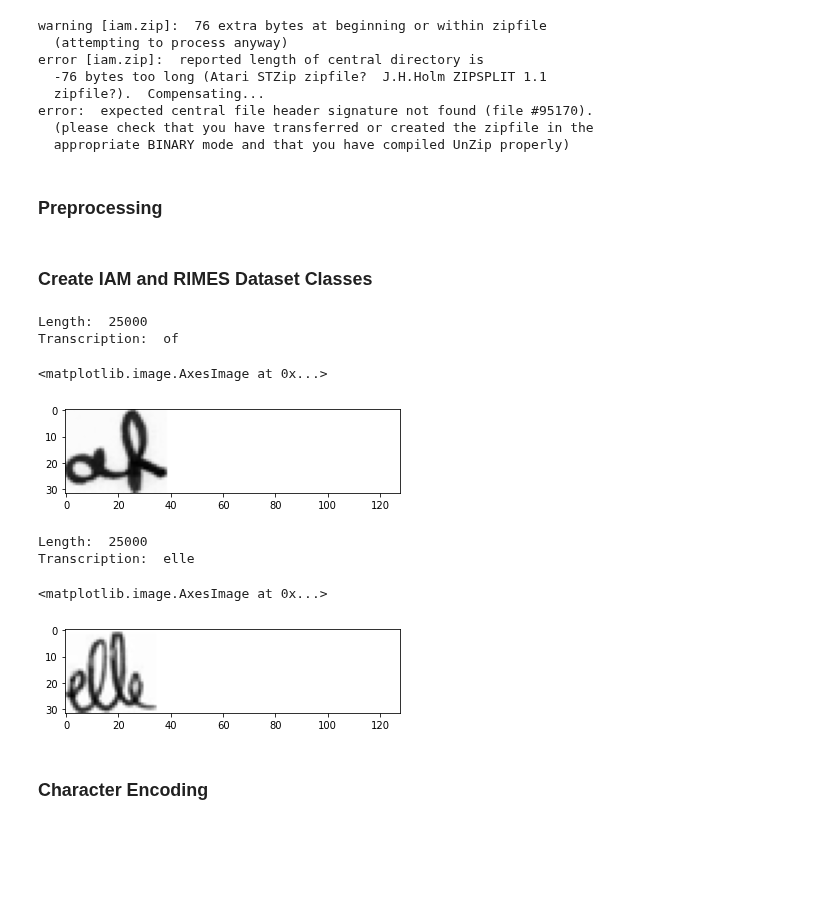
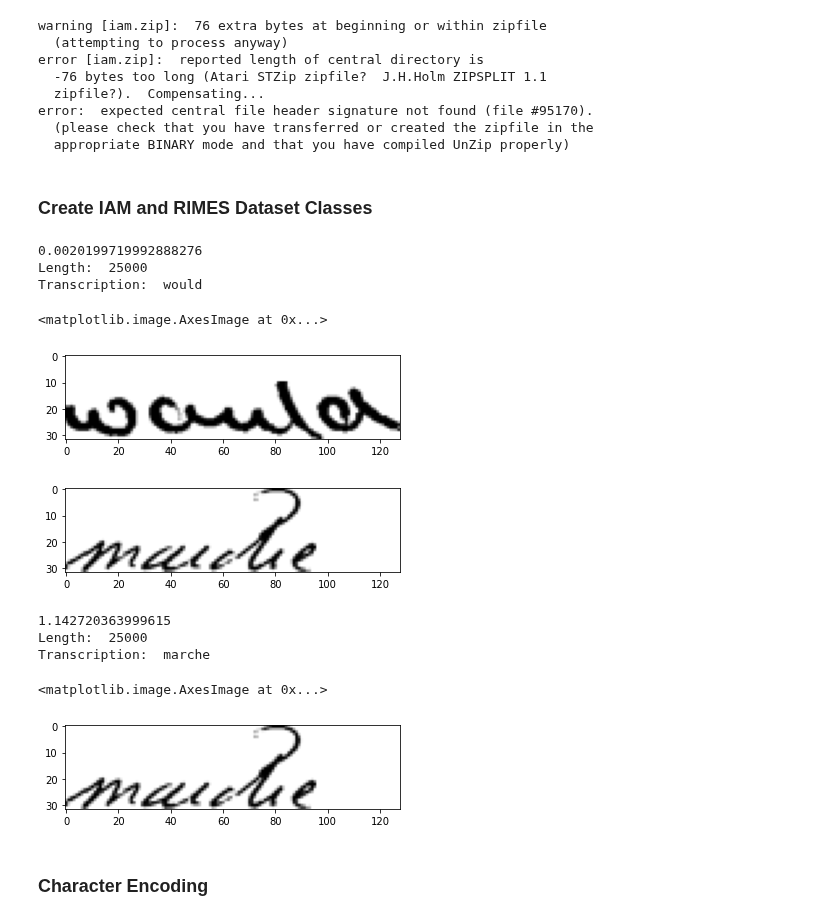
Before and after one commit to ericburdett/cs601r-dl, a Jupyter notebook: tl.ipynb, the cells around one changed output. Cells and saved outputs as stored; diff of their text form; code cells hidden in the pictures; blank space fills up the shorter version.

```diff
--- a/tl.ipynb
+++ b/tl.ipynb
@@ -64,5 +64,3 @@ error [iam.zip]:  reported length of central directory is
 error:  expected central file header signature not found (file #95170).
   (please check that you have transferred or created the zipfile in the
   appropriate BINARY mode and that you have compiled UnZip properly)
-# %% [markdown]
-### Preprocessing
@@ -399,7 +79,10 @@ class IamDataset(Dataset):
     return self.df
 
   def tensor_image(self, path):
+    # img = cv2.imread(path + '.png')
+    # img = preprocess(path + '.png', (1024, 128, 1))
     img = Image.open(path + '.png')
+    img = img.point(lambda p: p > 200 and 255)
     img = self.resize(img)
     # img = img.astype(np.float32)
     x = transforms.functional.to_tensor(img)
@@ -443,7 +126,7 @@ class IamDataset(Dataset):
 ''' RIMES DATSET '''
 
 class RimesDataset(Dataset):
-  def __init__(self, desired_size=(32, 128), total_imgs=None):
+  def __init__(self, desired_size=(32, 128, 1), total_imgs=None):
     self.desired_size = desired_size
     self.img_path = '/content/rimes/images/'
     self.df = pd.read_csv('/content/rimes/labels.csv', header=None, sep='\t', names=['word', 'transcription'], quoting=csv.QUOTE_NONE)
@@ -455,6 +138,7 @@ class RimesDataset(Dataset):
 
   def tensor_image(self, path):
     img = Image.open(path)
+    img = img.point(lambda p: p > 200 and 255)
     img = self.resize(img)
     # img = img.astype(np.float32)
     x = transforms.functional.to_tensor(img)
@@ -494,28 +178,42 @@ class RimesDataset(Dataset):
   def __len__(self):
     return len(self.df)
 # %%
-iam = IamDataset(total_imgs=25000)
-index = 20
+iam = IamDataset(total_imgs=25000, desired_size=(32, 128, 1))
+index = 9823
+
+start = time.perf_counter()
+img, trans, _ = iam[index]
+end = time.perf_counter()
+print(end - start)
+
 print('Length: ', len(iam))
-print('Transcription: ', iam[index][1])
-plt.imshow(iam[index][0].squeeze(), cmap='gray')
+print('Transcription: ', trans)
+plt.imshow(img.squeeze(), cmap='gray')
 # %% [output]
+0.0020199719992888276
 Length:  25000
-Transcription:  of
+Transcription:  would
 <matplotlib.image.AxesImage at 0x...>
-[figure, old version]
+[figure, new version]
 # %%
-rimes = RimesDataset(total_imgs=25000)
-index = 20
+rimes = RimesDataset(total_imgs=25000, desired_size=(32, 128, 1))
+index = 1
+
+start = time.perf_counter()
+img, trans, _ = rimes[index]
+end = time.perf_counter()
+print(end - start)
 
 print('Length: ', len(rimes))
-print('Transcription: ', rimes[index][1])
-plt.imshow(rimes[index][0].squeeze(), cmap='gray')
+print('Transcription: ', trans)
+plt.imshow(img.squeeze(), cmap='gray')
 # %% [output]
+[figure, new version]
+1.142720363999615
 Length:  25000
-Transcription:  elle
+Transcription:  marche
 <matplotlib.image.AxesImage at 0x...>
-[figure, old version]
+[figure, added]
 # %% [markdown]
 ### Character Encoding
 # %%
```
Also changed, not shown: parts of 5 cells of this notebook.
